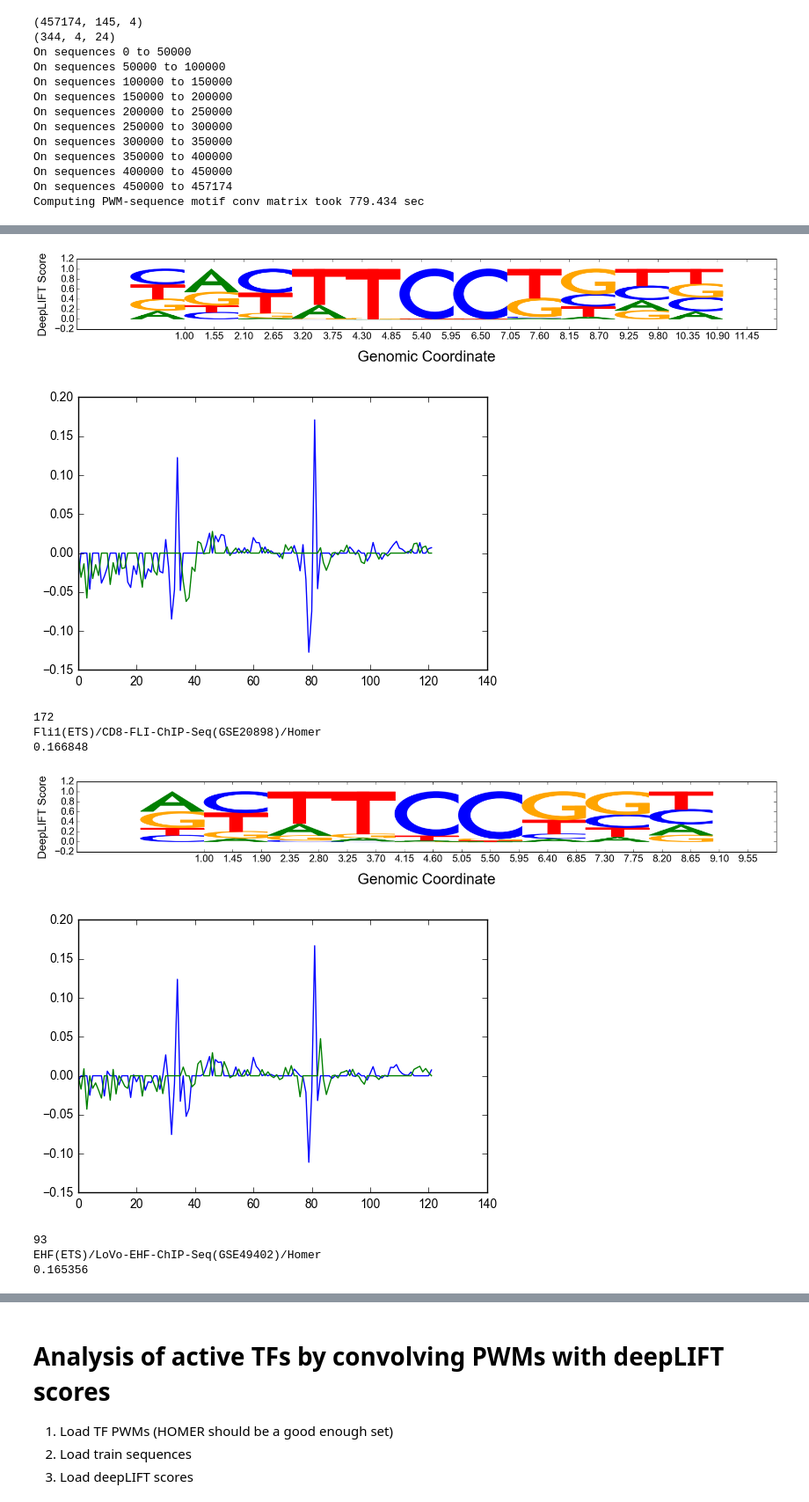
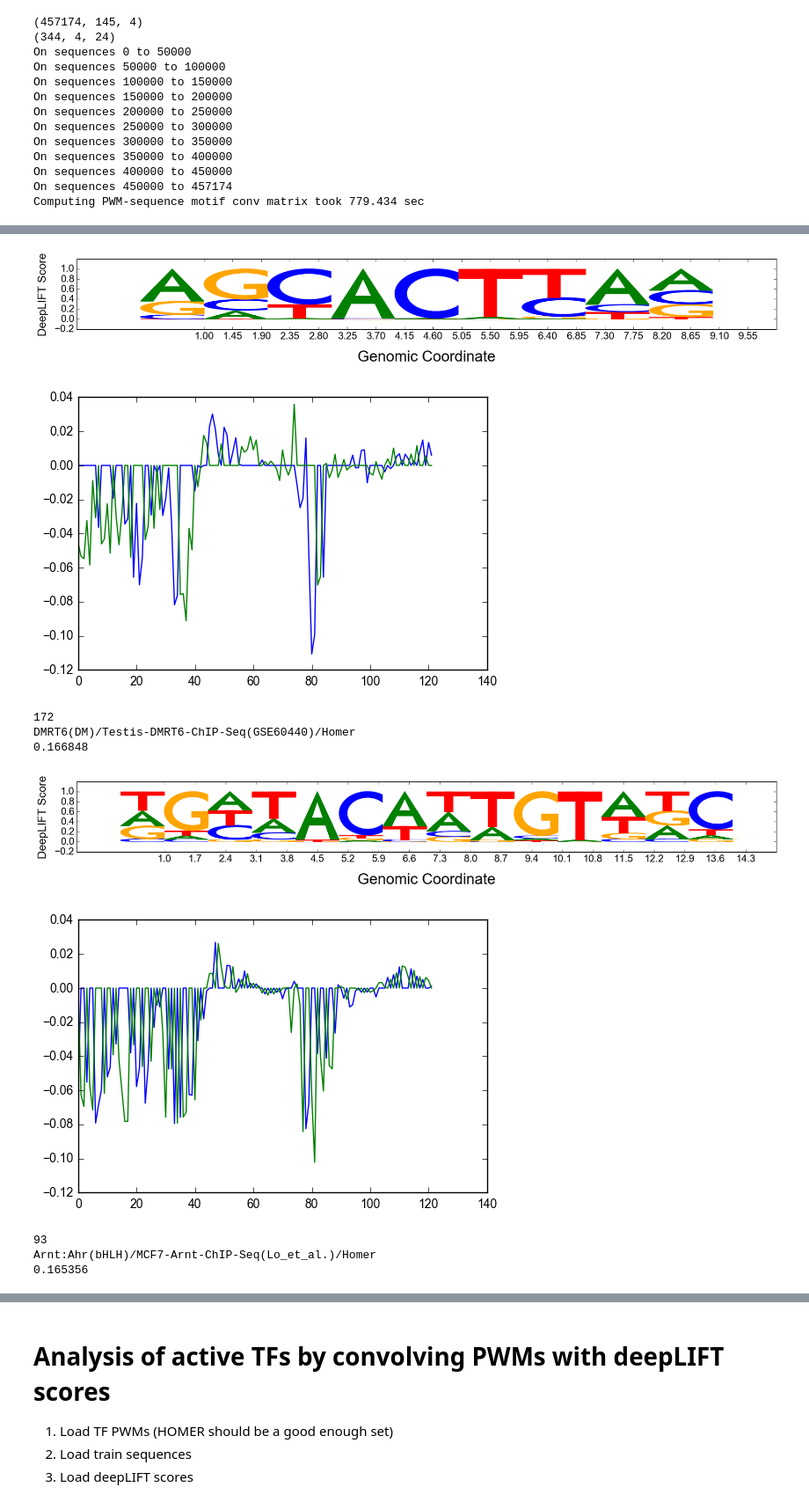
Before and after one commit to kundajelab/mpra, a Jupyter notebook: deeplearn/scripts/Regulatory Grammar Discovery with Sharpr Models.ipynb, the cells around one changed output, grey strips where cells are left out. Shown at 88% size. Drawn from its saved outputs; the diff is of its cells as text; code cells hidden in the pictures.

```diff
--- a/deeplearn/scripts/Regulatory Grammar Discovery with Sharpr Models.ipynb
+++ b/deeplearn/scripts/Regulatory Grammar Discovery with Sharpr Models.ipynb
@@ -83,12 +84,5 @@ for task_idx in [2]:
     task_to_deeplift_contribs[task_idx] = np.reshape(task_to_deeplift_contribs[task_idx], (-1, 145, 4))
     print("Reading in deepLIFT scores for task %d took %.3f sec" % (task_idx, time.time() - t0))
     t0 = time.time()
-
-# Use summed sequence scores instead of multipliers
-
-task_to_deeplift_summedscores = OrderedDict()
-for task_idx in task_to_deeplift_contribs:
-    summed_scores = np.sum(task_to_deeplift_contribs[task_idx], axis=2)
-    task_to_deeplift_summedscores[task_idx] = np.expand_dims(summed_scores, axis=2)*data_X
 # %% [output]
 (914348, 580)
@@ -96,6 +90,11 @@ Reading in deepLIFT scores for task 2 took 112.079 sec
 # %%
-for task_idx in task_to_deeplift_summedscores:
-    task_to_deeplift_summedscores[task_idx] = task_to_deeplift_summedscores[task_idx][::2].astype(np.float32)
+# Use summed sequence scores instead of multipliers
+
+task_to_deeplift_summedscores = OrderedDict()
+for task_idx in task_to_deeplift_contribs:
+    task_to_deeplift_summedscores[task_idx] = task_to_deeplift_contribs[task_idx][::2].astype(np.float32)
+    summed_scores = np.sum(task_to_deeplift_summedscores[task_idx], axis=2)
+    task_to_deeplift_summedscores[task_idx] = np.expand_dims(summed_scores, axis=2)*data_X
 
 print task_to_deeplift_summedscores[2].shape
 # %% [output]
@@ -213,0 +215,17 @@ Writing background motif scores took 852.479 sec
+# %%
+import pandas as pd
+
+modelName = "record_13_model_bgGhy_"
+
+task_idxs = [2]
+convMatrices = np.ndarray((len(task_idxs), task_to_deeplift_summedscores[2].shape[0], pwmArray.shape[0]), dtype=np.float32)
+
+t0 = time.time()
+for (i, task_idx) in enumerate(task_idxs):
+    path = "../deeplift_scores/%s/deepliftsummedscores_normalizedlogoddspwms_convmatrix_task%d.tab" % (modelName[:-1], task_idx)
+    convMatrices[i] = pd.read_csv(path,
+                                  sep = '\t',
+                                  header = None,
+                                  index_col = False).values
+    print("Reading in normed log odds PWM deeplift convolution scores for task %d took %.3f sec" % (task_idx, time.time() - t0))
+    t0 = time.time()
@@ -216,7 +236,7 @@ from deeplift.visualization import viz_sequence
 
 labels = np.array(data_Y[:, 2])[::2]
 
-topSeqIdxs = np.argsort(labels)[::-1][101:104]
+topSeqIdxs = np.argsort(labels)[::-1][101:102]
 # topSeqIdxs = np.argsort(labels)[100:110]
 for idx in topSeqIdxs:
     print idx
@@ -235,5 +249,9 @@ for idx in topSeqIdxs:
 # %%
 # import matplotlib.pyplot as plt
+
+import modisco
+import modisco.util
+import matplotlib.pyplot as plt
 
 motifnames = np.array(motifpwms.keys())
 
@@ -241,7 +259,7 @@ seq_idx = 116101
 
 viz_sequence.plot_weights(task_to_deeplift_summedscores[2][seq_idx])
 
-nTopMotifs = 3
+nTopMotifs = 5
 topMotifIdxs = np.argsort(convMatrices[0][seq_idx])[::-1][:nTopMotifs]
 convScanForMotifs = np.array(modisco.util.project_onto_nonzero_filters(
                        filters=normalizedPwmArray[topMotifIdxs],
@@ -268,11 +286,11 @@ Etv2(ETS)/ES-ER71-ChIP-Seq(GSE59402)/Homer(0.967)
 0.170981
-[figure, old version]
+[figure, new version]
-[figure, old version]
+[figure, new version]
 172
-Fli1(ETS)/CD8-FLI-ChIP-Seq(GSE20898)/Homer
+DMRT6(DM)/Testis-DMRT6-ChIP-Seq(GSE60440)/Homer
 0.166848
-[figure, old version]
+[figure, new version]
-[figure, old version]
+[figure, new version]
 93
-EHF(ETS)/LoVo-EHF-ChIP-Seq(GSE49402)/Homer
+Arnt:Ahr(bHLH)/MCF7-Arnt-ChIP-Seq(Lo_et_al.)/Homer
 0.165356
```
Also changed, not shown: parts of 23 cells of this notebook, 14 other files.
